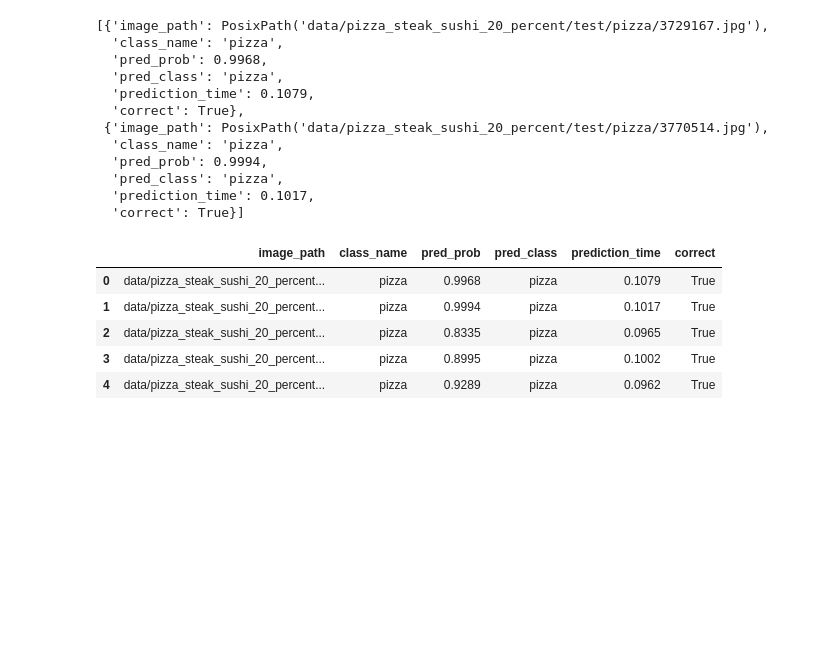
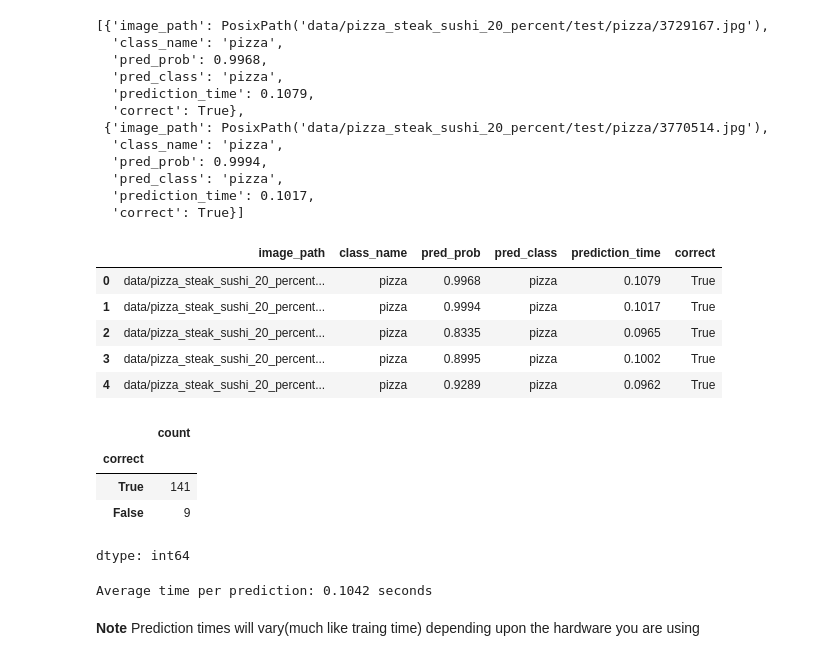
Before and after one commit to prashantiyaramareddy/MyPython-Stuff, a Jupyter notebook: Pytorch/Model_Deployment.ipynb, the cells around one changed output. Drawn from its saved outputs; the diff is of its cells as text; code cells hidden in the pictures; blank space fills up the shorter version.

```diff
--- a/Pytorch/Model_Deployment.ipynb
+++ b/Pytorch/Model_Deployment.ipynb
@@ -761,3 +761,21 @@ effnetb2_test_pred_df.head()
 | 2 | data/pizza_steak_sushi_20_percent... | pizza | 0.8335 | pizza | 0.0965 | True |
 | 3 | data/pizza_steak_sushi_20_percent... | pizza | 0.8995 | pizza | 0.1002 | True |
 | 4 | data/pizza_steak_sushi_20_percent... | pizza | 0.9289 | pizza | 0.0962 | True |
+# %%
+# Check the number of correct predictions
+effnetb2_test_pred_df.correct.value_counts()
+# %% [output]
+|  | count |
+| correct |  |
+| True | 141 |
+| False | 9 |
+dtype: int64
+# %%
+# Find the average time for prediction
+effnetb2_average_time_per_pred = round(effnetb2_test_pred_df.prediction_time.mean(),4)
+print(f"Average time per prediction: {effnetb2_average_time_per_pred} seconds")
+#
+# %% [output]
+Average time per prediction: 0.1042 seconds
+# %% [markdown]
+**Note** Prediction times will vary(much like traing time) depending upon the hardware you are using
```
Also changed, not shown: parts of 10 cells of this notebook.
